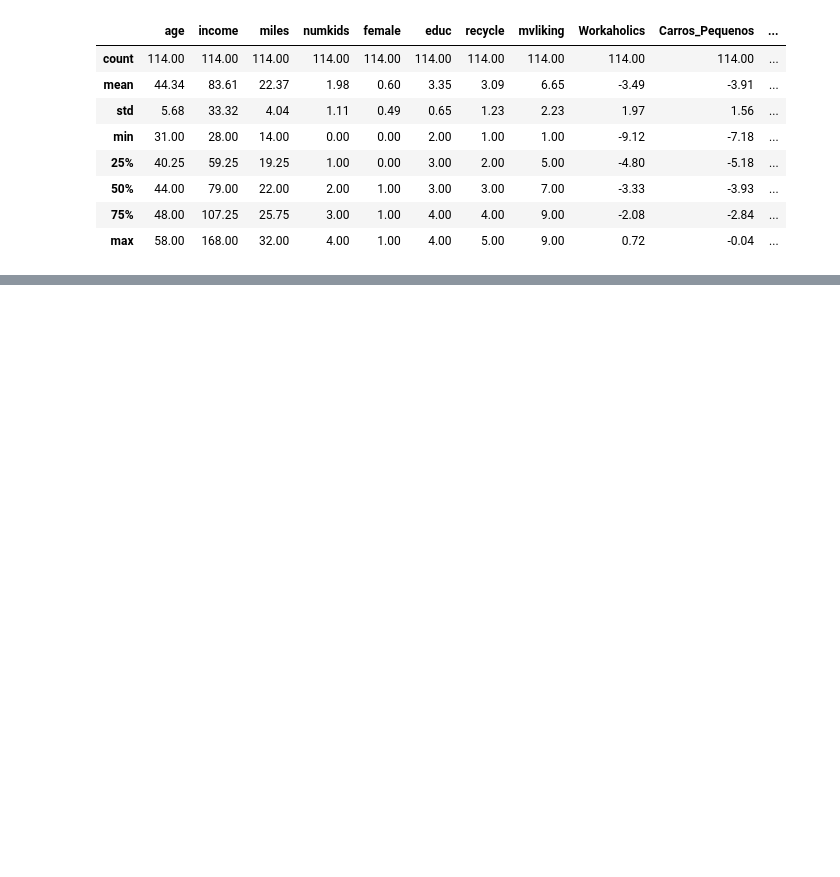
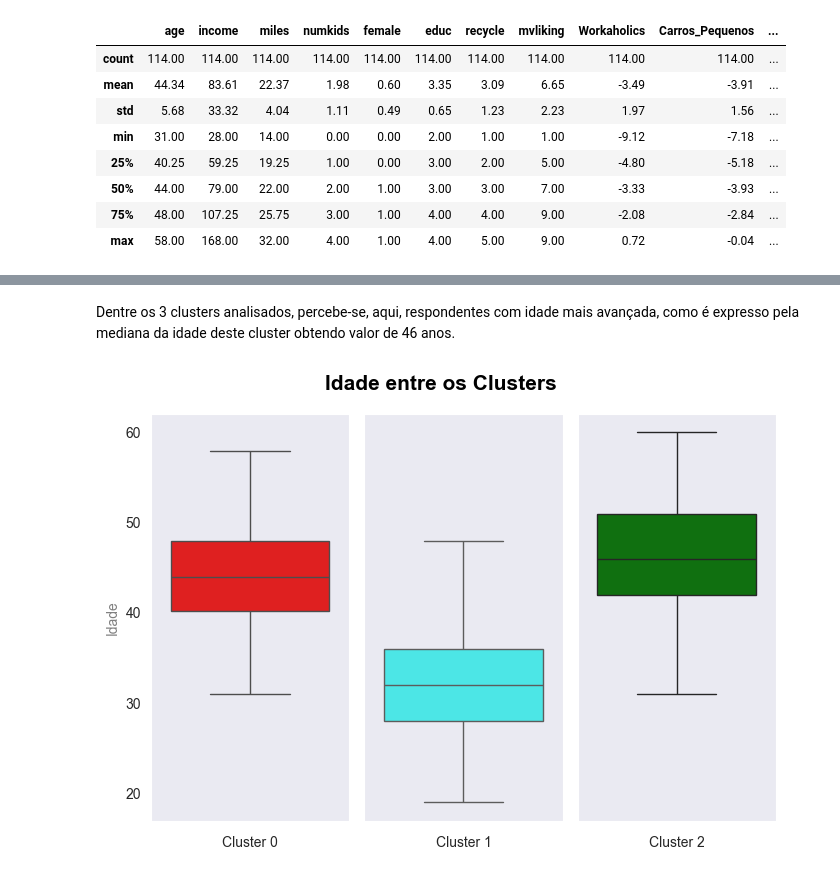
Before and after one commit to lazarocordeirosilva/SegmentacaoClientes, a Jupyter notebook: notebook/SegmentacaoClientes.ipynb, the cells around one changed output, grey strips where cells are left out. Saved outputs shown, nothing was run; the diff lists cells and outputs as text; code cells hidden in the pictures; blank space fills up the shorter version.

```diff
--- a/notebook/SegmentacaoClientes.ipynb
+++ b/notebook/SegmentacaoClientes.ipynb
@@ -805,0 +834,39 @@ Name: count, dtype: int64
+# %%
+# Definindo função para plotar boxplots e comparar variaveis entre os clusters
+def boxplot(var, label, titulo):
+    '''
+    Gera boxplots para a variável especificada a partir dos dataframes dos 3 clusters.
+
+    Parâmetros:
+    -> var (str): Variável a ser analisada.
+    -> label (str): Legenda para o gráfico.
+    -> titulo (str): Título do gráfico.
+    '''
+
+    # Setando estilo e criando subplots
+    sns.set_style("dark")
+    figura, axes = plt.subplots(1,3, sharey = True, figsize = (7,5))
+
+    # Definindo as cores a serem usadas
+    cores = ["#FF0000", "#33FFFF", "#008000"]
+
+    # Definindo nomes a serem usados
+    nomes = {0: "Cluster 0", 1: "Cluster 1", 2: "Cluster 2"}
+
+    # Criando lista com DataFrames para usar iteração
+    clusters = [df_cluster_0, df_cluster_1, df_cluster_2]
+
+    # Plotando boxplot
+    for i in range(len(clusters)):
+        sns.boxplot(data=(clusters[i]), y = f'{var}', ax = axes[i], color = cores[i])
+
+    # Definindo rótulos dos eixos x de cada gráfico
+    for i in range(len(nomes)):
+        axes[i].set_xlabel(nomes[i])
+
+    # Definindo legenda
+    axes[0].set_ylabel(f"{label}", color = 'grey', fontsize= 10)
+
+    plt.suptitle(f"{titulo}", fontsize=15, color = 'k', fontweight = 'bold')
+    plt.tight_layout()
+    plt.show()
@@ -844,0 +975,7 @@ df_cluster_2.describe()
+# %% [markdown]
+Dentre os 3 clusters analisados, percebe-se, aqui, respondentes com idade mais avançada, como é expresso pela mediana da idade deste cluster obtendo valor de 46 anos.
+# %%
+# Chamando a função para analisar a idade entre os clusters
+boxplot('age', 'Idade', 'Idade entre os Clusters')
+# %% [output]
+[figure, added]
```
Also changed, not shown: parts of 71 cells of this notebook, 1 other file.
